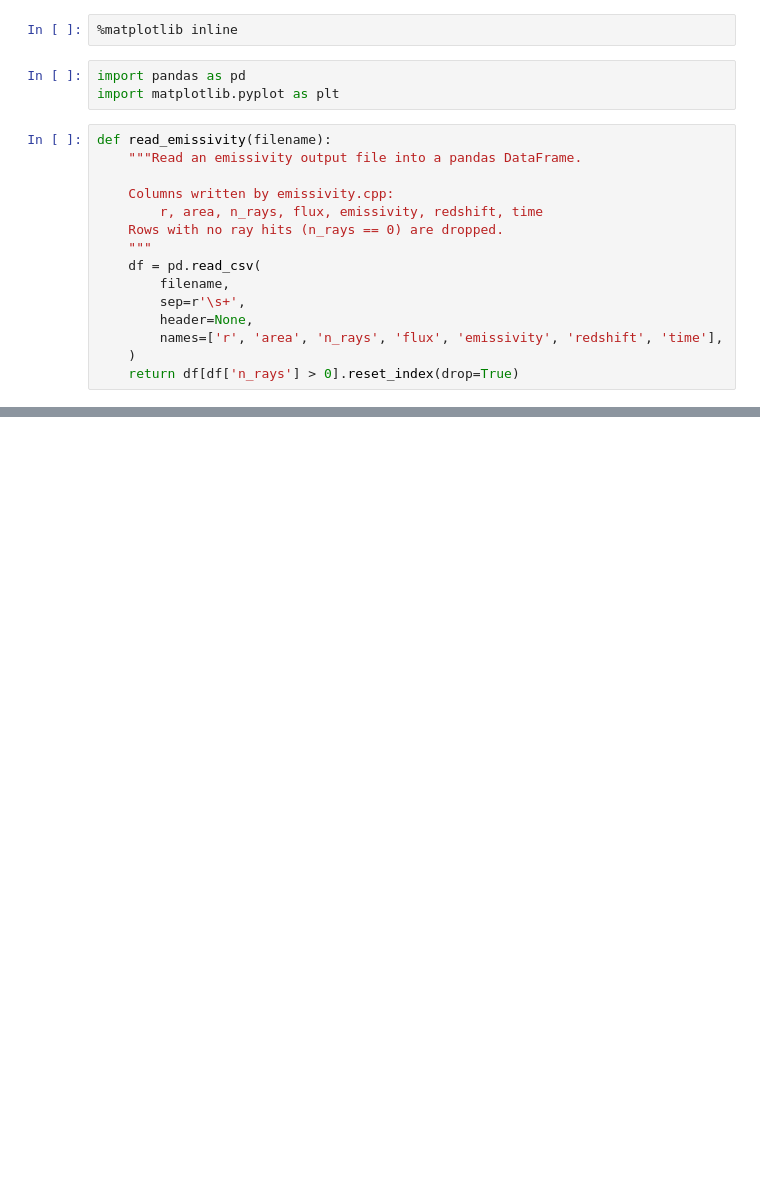
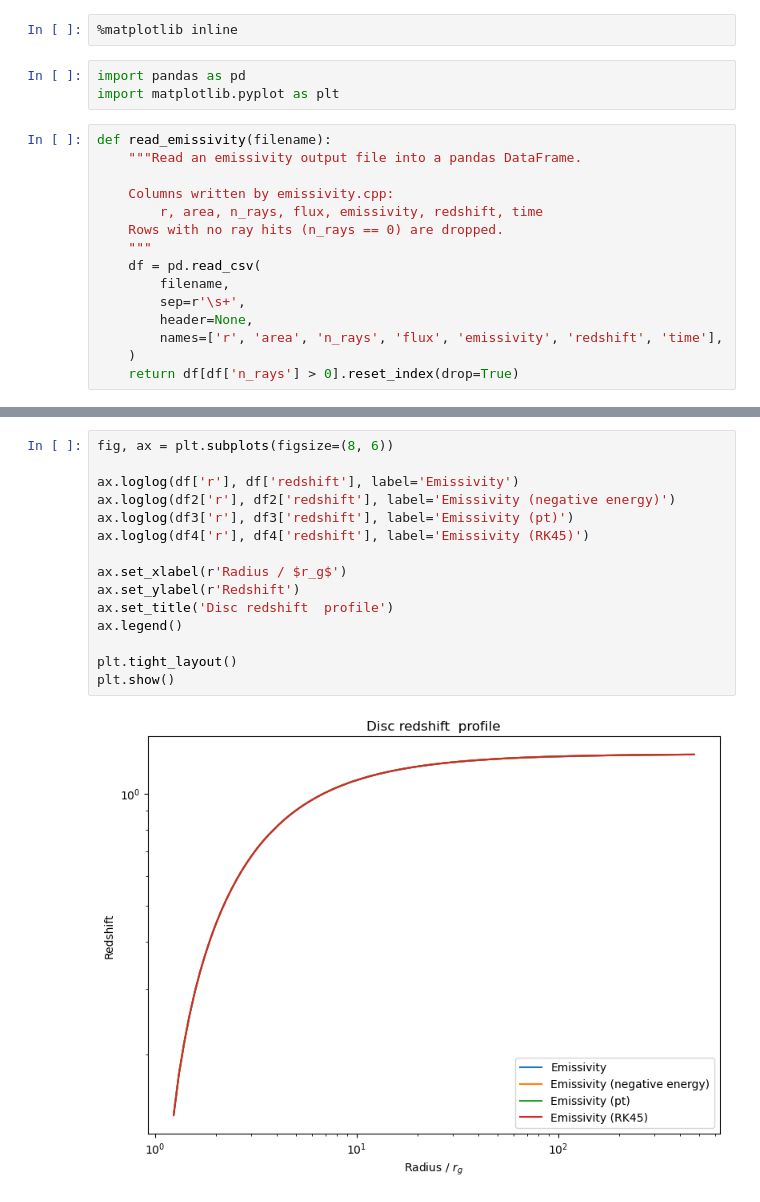
Before and after one commit to wilkinsdr/raytrace_cpu, a Jupyter notebook: python/emissivity_profile.ipynb, the cells around one changed output, grey strips where cells are left out. Drawn from its saved outputs; the diff is of its cells as text; blank space fills up the shorter version.

```diff
--- a/python/emissivity_profile.ipynb
+++ b/python/emissivity_profile.ipynb
@@ -48,0 +66,17 @@ plt.show()
+# %%
+fig, ax = plt.subplots(figsize=(8, 6))
+
+ax.loglog(df['r'], df['redshift'], label='Emissivity')
+ax.loglog(df2['r'], df2['redshift'], label='Emissivity (negative energy)')
+ax.loglog(df3['r'], df3['redshift'], label='Emissivity (pt)')
+ax.loglog(df4['r'], df4['redshift'], label='Emissivity (RK45)')
+
+ax.set_xlabel(r'Radius / $r_g$')
+ax.set_ylabel(r'Redshift')
+ax.set_title('Disc redshift  profile')
+ax.legend()
+
+plt.tight_layout()
+plt.show()
+# %% [output]
+[figure, added]
```
Also changed, not shown: parts of 3 cells of this notebook, 2 other files.
